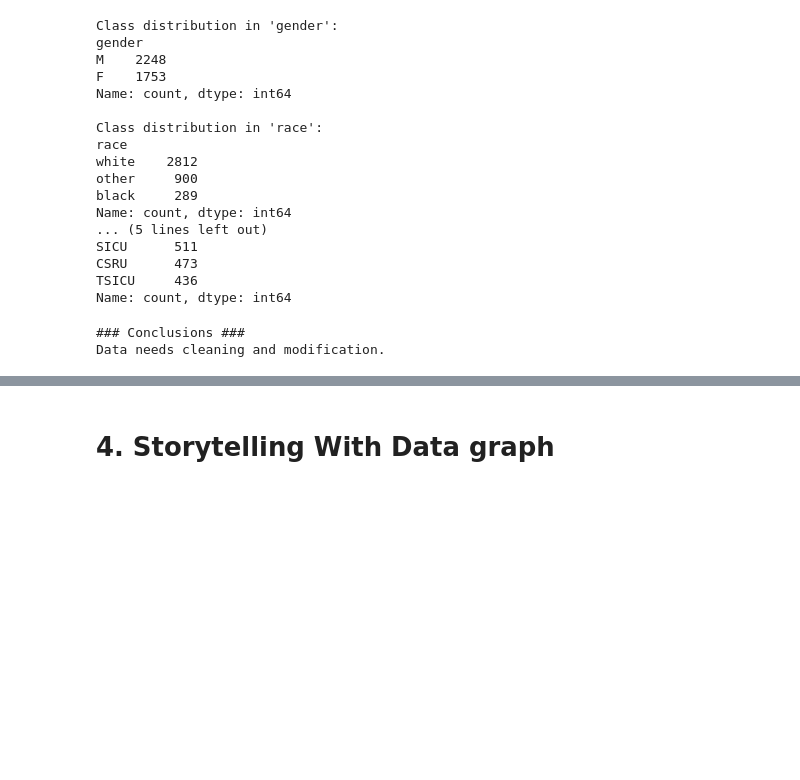
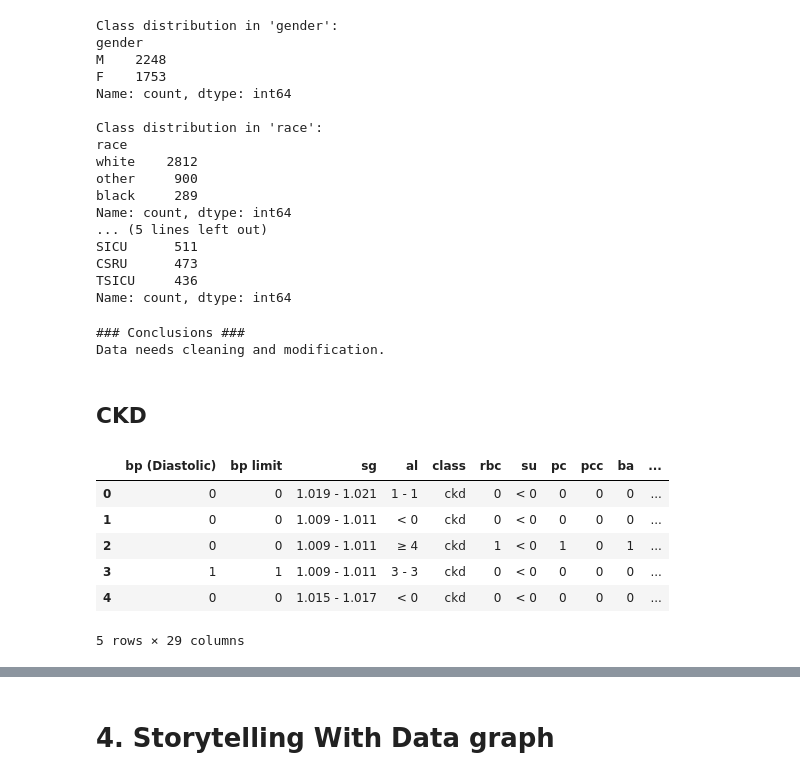
Before and after one commit to Smi7hey13/ModBSem2Sum, a Jupyter notebook: Week2.ipynb, the cells around one changed output, grey strips where cells are left out. Saved outputs shown, nothing was run; the diff lists cells and outputs as text; code cells hidden in the pictures; blank space fills up the shorter version.

```diff
--- a/Week2.ipynb
+++ b/Week2.ipynb
@@ -509,3 +519,16 @@ else:
 # %% [output]
 ### Conclusions ###
 Data needs cleaning and modification.
+# %% [markdown]
+## CKD
+# %%
+df = pd.read_csv("(CKD)-Risk_Factors.csv")
+df.head()
+# %% [output]
+|  | bp (Diastolic) | bp limit | sg | al | class | rbc | su | pc | pcc | ba | ... |
+| 0 | 0 | 0 | 1.019 - 1.021 | 1 - 1 | ckd | 0 | < 0 | 0 | 0 | 0 | ... |
+| 1 | 0 | 0 | 1.009 - 1.011 | < 0 | ckd | 0 | < 0 | 0 | 0 | 0 | ... |
+| 2 | 0 | 0 | 1.009 - 1.011 | ≥ 4 | ckd | 1 | < 0 | 1 | 0 | 1 | ... |
+| 3 | 1 | 1 | 1.009 - 1.011 | 3 - 3 | ckd | 0 | < 0 | 0 | 0 | 0 | ... |
+| 4 | 0 | 0 | 1.015 - 1.017 | < 0 | ckd | 0 | < 0 | 0 | 0 | 0 | ... |
+5 rows × 29 columns
```
Also changed, not shown: parts of 12 cells of this notebook, 1 other file.
